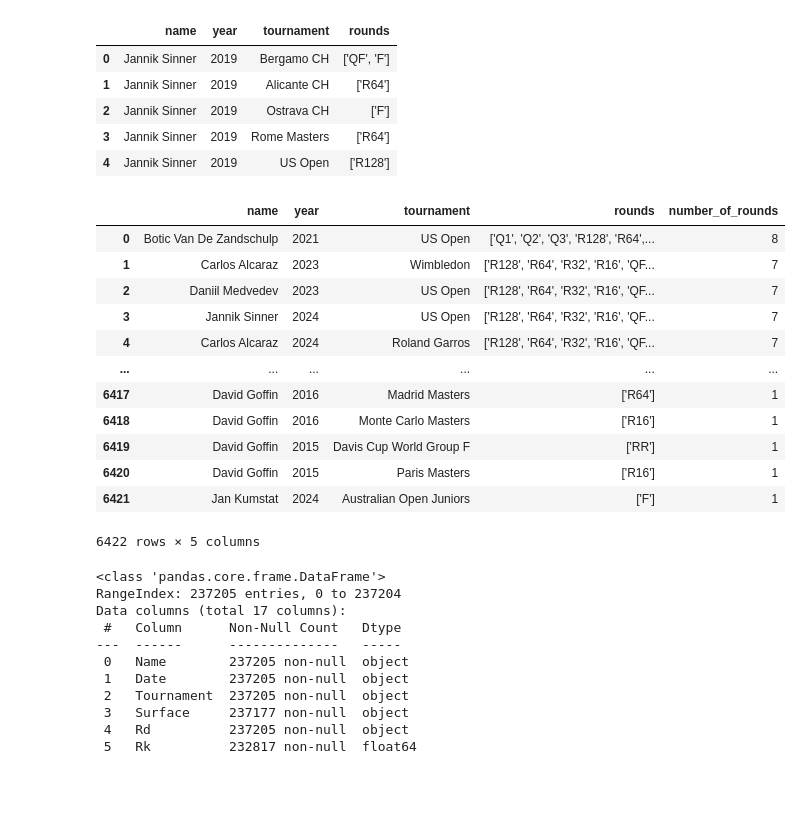
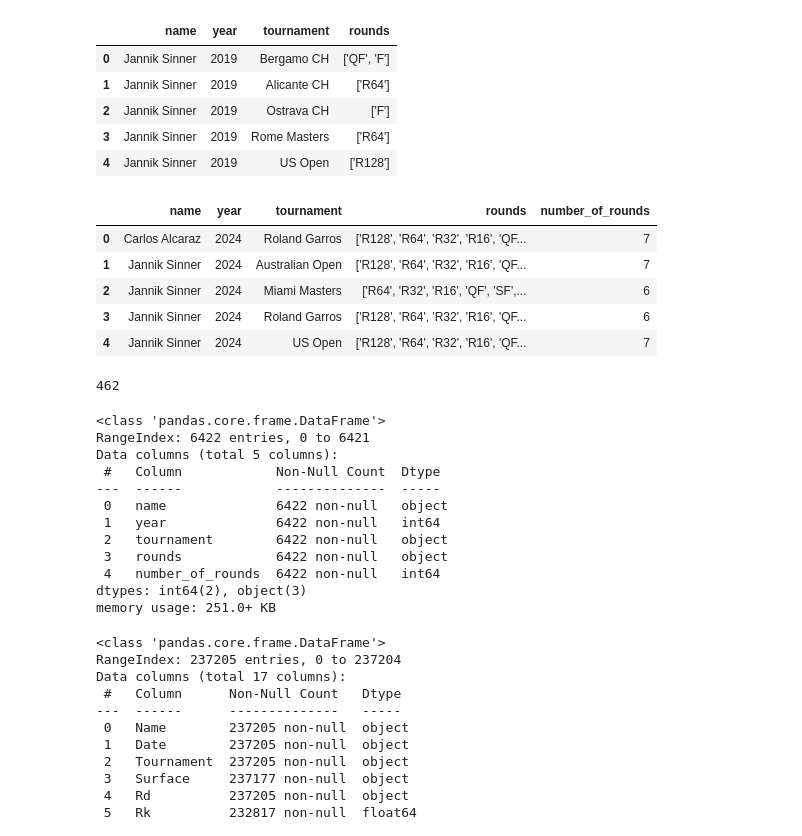
Before and after one commit to Mike812/kaggle, a Jupyter notebook: tennis_stats/TennisStats.ipynb, the cells around one changed output. Drawn from its saved outputs; the diff is of its cells as text; code cells hidden in the pictures; blank space fills up the shorter version.

Commit message:
Add main tennis stats

```diff
--- a/tennis_stats/TennisStats.ipynb
+++ b/tennis_stats/TennisStats.ipynb
@@ -9,6 +9,31 @@ players_tournament_results = pd.read_csv(data_path+"players_tournament(man).csv"
 players_tournament_detailed = pd.read_csv(data_path+"raw_kaggle.csv")
 players_tournament_serve_data = pd.read_csv(data_path+"serve_kaggle.csv")
 players_tournament_return_data = pd.read_csv(data_path+"return_kaggle.csv")
+# %%
+def query_number_of_matches(more_than_no_of_matches):
+    result = players_and_years[players_and_years.number_of_matches > more_than_no_of_matches].sort_values(by="number_of_matches", ascending=False).reset_index(drop=True)
+    return result
+
+def query_number_of_years(more_than_no_of_years):
+    result = players_and_years[players_and_years.number_of_years > more_than_no_of_years].sort_values(by="number_of_matches", ascending=False).reset_index(drop=True)
+    return result
+
+def query_atp_finalists():
+    return players_tournament_results[players_tournament_results["number_of_rounds"] > 5].sort_values(by="year", ascending=False).reset_index(drop=True)
+
+
+def query_stats_file(stat_file, tennis_player, tournament, year, agg_function=None):
+    result = stat_file[stat_file.Name.str.contains(tennis_player) & stat_file.Tournament.str.contains(tournament)
+    & stat_file.Date.str.contains(year)]
+
+    if agg_function:
+        result = agg_function(result)
+
+    return result
+
+def agg_players_tournament_detailed(df):
+    result = df[["Name", "TP", "Aces", "DFs", "SP", "1SP", "2SP", "vA"]].groupby("Name").mean()
+    return result
 # %%
 players_and_years.info()
 # %% [output]
@@ -75,21 +124,33 @@ players_tournament_results.head()
 # %%
 players_tournament_results["number_of_rounds"] = players_tournament_results["rounds"].str.count(",") + 1
 # %%
-players_tournament_results.sort_values(by="number_of_rounds", ascending=False).reset_index(drop=True)
+query_atp_finalists().head()
 # %% [output]
 |  | name | year | tournament | rounds | number_of_rounds |
-| 0 | Botic Van De Zandschulp | 2021 | US Open | ['Q1', 'Q2', 'Q3', 'R128', 'R64',... | 8 |
-| 1 | Carlos Alcaraz | 2023 | Wimbledon | ['R128', 'R64', 'R32', 'R16', 'QF... | 7 |
-| 2 | Daniil Medvedev | 2023 | US Open | ['R128', 'R64', 'R32', 'R16', 'QF... | 7 |
-| 3 | Jannik Sinner | 2024 | US Open | ['R128', 'R64', 'R32', 'R16', 'QF... | 7 |
-| 4 | Carlos Alcaraz | 2024 | Roland Garros | ['R128', 'R64', 'R32', 'R16', 'QF... | 7 |
-| ... | ... | ... | ... | ... | ... |
-| 6417 | David Goffin | 2016 | Madrid Masters | ['R64'] | 1 |
-| 6418 | David Goffin | 2016 | Monte Carlo Masters | ['R16'] | 1 |
-| 6419 | David Goffin | 2015 | Davis Cup World Group F | ['RR'] | 1 |
-| 6420 | David Goffin | 2015 | Paris Masters | ['R16'] | 1 |
-| 6421 | Jan Kumstat | 2024 | Australian Open Juniors | ['F'] | 1 |
+| 0 | Carlos Alcaraz | 2024 | Roland Garros | ['R128', 'R64', 'R32', 'R16', 'QF... | 7 |
+| 1 | Jannik Sinner | 2024 | Australian Open | ['R128', 'R64', 'R32', 'R16', 'QF... | 7 |
+| 2 | Jannik Sinner | 2024 | Miami Masters | ['R64', 'R32', 'R16', 'QF', 'SF',... | 6 |
+| 3 | Jannik Sinner | 2024 | Roland Garros | ['R128', 'R64', 'R32', 'R16', 'QF... | 6 |
+| 4 | Jannik Sinner | 2024 | US Open | ['R128', 'R64', 'R32', 'R16', 'QF... | 7 |
-6422 rows × 5 columns
+# %%
+len(players_tournament_results["name"].unique())
+# %% [output]
+462
+# %%
+players_tournament_results.info()
+# %% [output]
+<class 'pandas.core.frame.DataFrame'>
+RangeIndex: 6422 entries, 0 to 6421
+Data columns (total 5 columns):
+ #   Column            Non-Null Count  Dtype
+---  ------            --------------  -----
+ 0   name              6422 non-null   object
+ 1   year              6422 non-null   int64
+ 2   tournament        6422 non-null   object
+ 3   rounds            6422 non-null   object
+ 4   number_of_rounds  6422 non-null   int64
+dtypes: int64(2), object(3)
+memory usage: 251.0+ KB
 # %%
 players_tournament_detailed.info()
 # %% [output]
```
Also changed, not shown: parts of 11 cells of this notebook, 1 other file.
